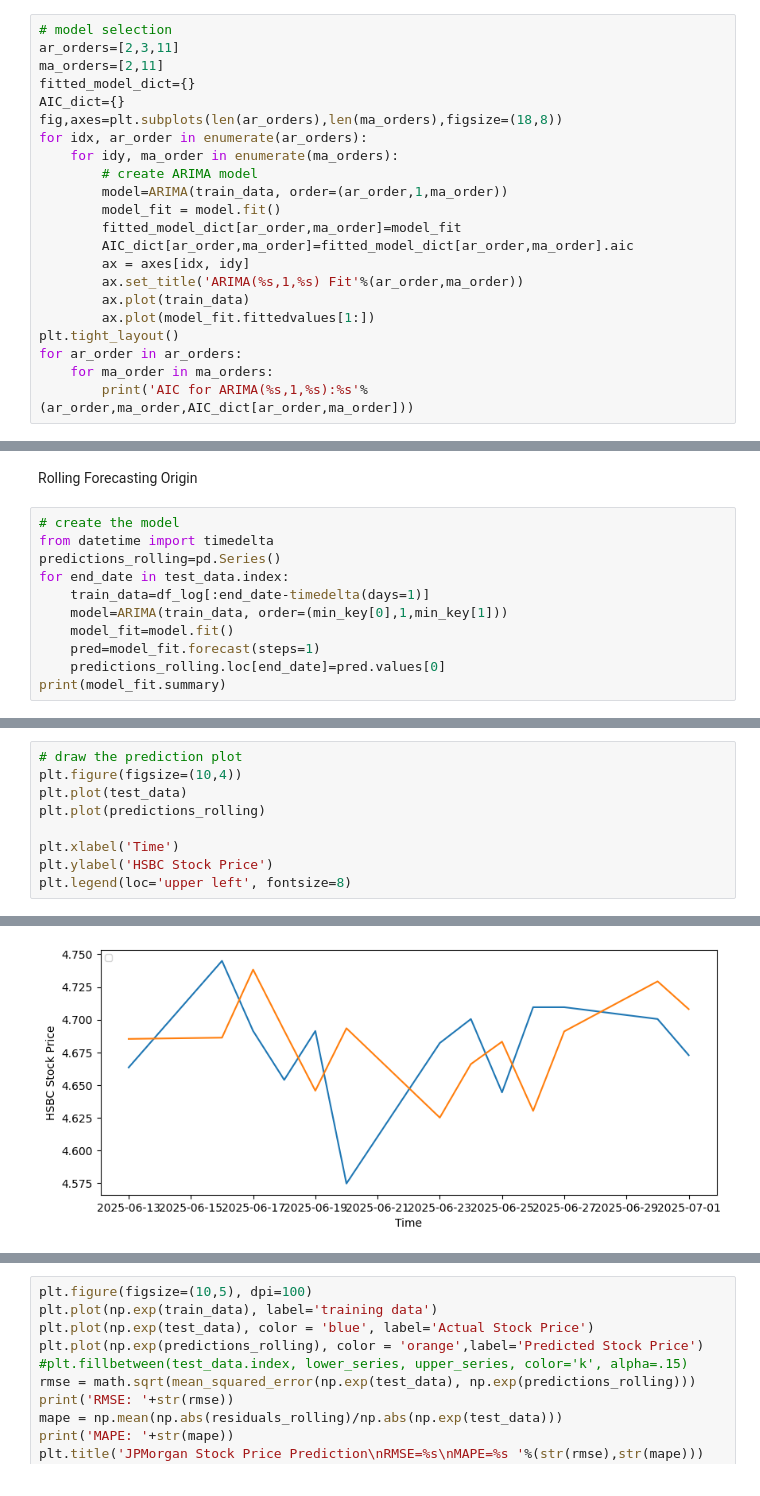
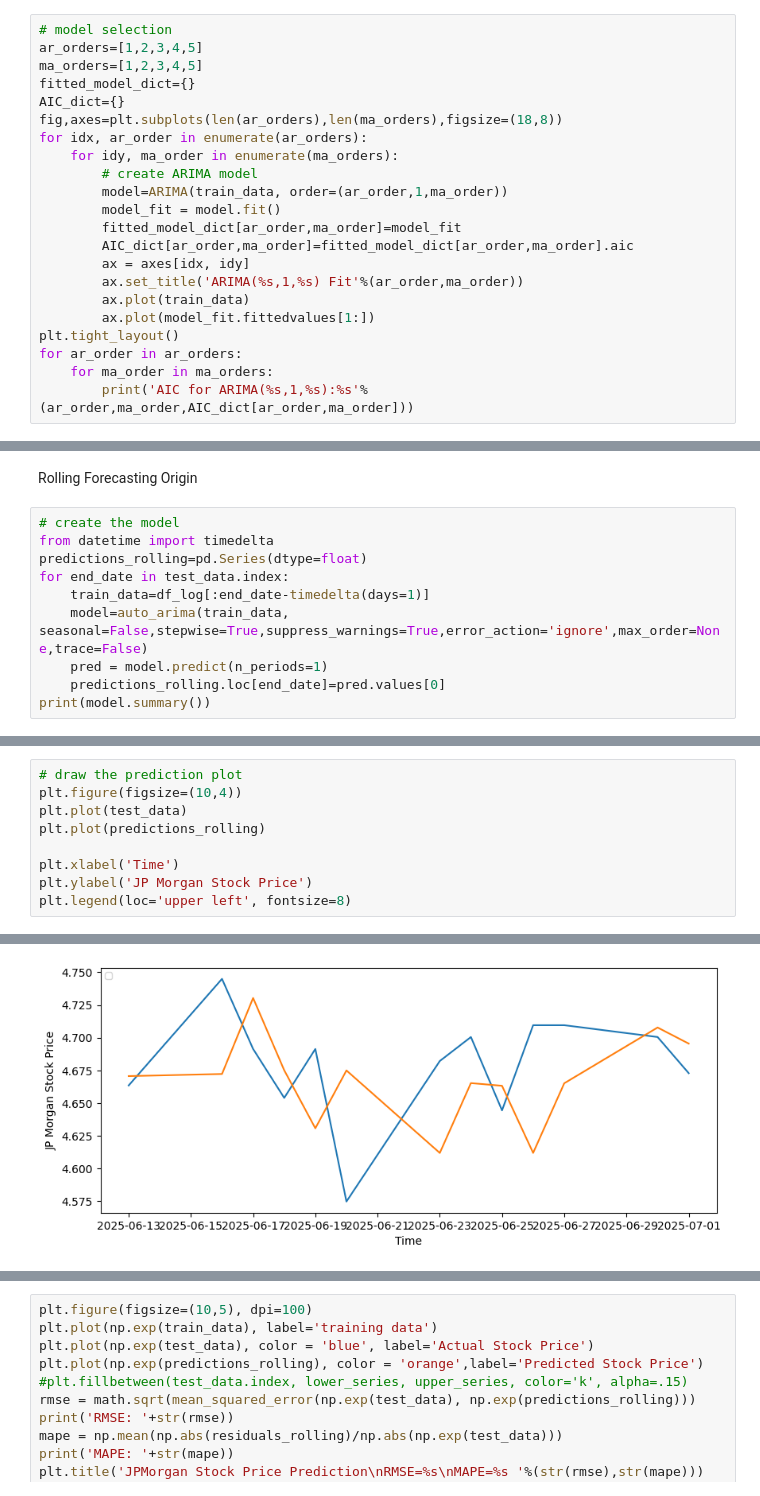
Before and after one commit to UoB-DSMP-2023-24/dsmp-2024-group22, a Jupyter notebook: K-line chart/ARIMA-OHLC.ipynb, the cells around one changed output, grey strips where cells are left out. Cells and saved outputs as stored; diff of their text form.

```diff
--- a/K-line chart/ARIMA-OHLC.ipynb
+++ b/K-line chart/ARIMA-OHLC.ipynb
@@ -186,8 +191,8 @@ Name: Closing price, dtype: float64
 Model Selection
 # %%
 # model selection
-ar_orders=[2,3,11]
-ma_orders=[2,11]
+ar_orders=[1,2,3,4,5]
+ma_orders=[1,2,3,4,5]
 fitted_model_dict={}
 AIC_dict={}
 fig,axes=plt.subplots(len(ar_orders),len(ma_orders),figsize=(18,8))
@@ -334,12 +350,11 @@ Rolling Forecasting Origin
 # %%
 # create the model
 from datetime import timedelta
-predictions_rolling=pd.Series()
+predictions_rolling=pd.Series(dtype=float)
 for end_date in test_data.index:
     train_data=df_log[:end_date-timedelta(days=1)]
-    model=ARIMA(train_data, order=(min_key[0],1,min_key[1]))
-    model_fit=model.fit()
-    pred=model_fit.forecast(steps=1)
+    model=auto_arima(train_data, seasonal=False,stepwise=True,suppress_warnings=True,error_action='ignore',max_order=None,trace=False)
+    pred = model.predict(n_periods=1)
     predictions_rolling.loc[end_date]=pred.values[0]
-print(model_fit.summary)
+print(model.summary())
 # %% [output]
@@ -347,16 +378,16 @@ print(model_fit.summary)
 # %%
 # draw the prediction plot
 plt.figure(figsize=(10,4))
 plt.plot(test_data)
 plt.plot(predictions_rolling)
 
 plt.xlabel('Time')
-plt.ylabel('HSBC Stock Price')
+plt.ylabel('JP Morgan Stock Price')
 plt.legend(loc='upper left', fontsize=8)
 # %% [output]
 No artists with labels found to put in legend.  Note that artists whose label start with an underscore are ignored when legend() is called with no argument.
 <matplotlib.legend.Legend at 0x...>
-[figure, old version]
+[figure, new version]
 # %%
 residuals_rolling=np.exp(test_data)-np.exp(predictions_rolling) # get the residuals
 print(residuals_rolling)
```
Also changed, not shown: parts of 8 cells of this notebook.
